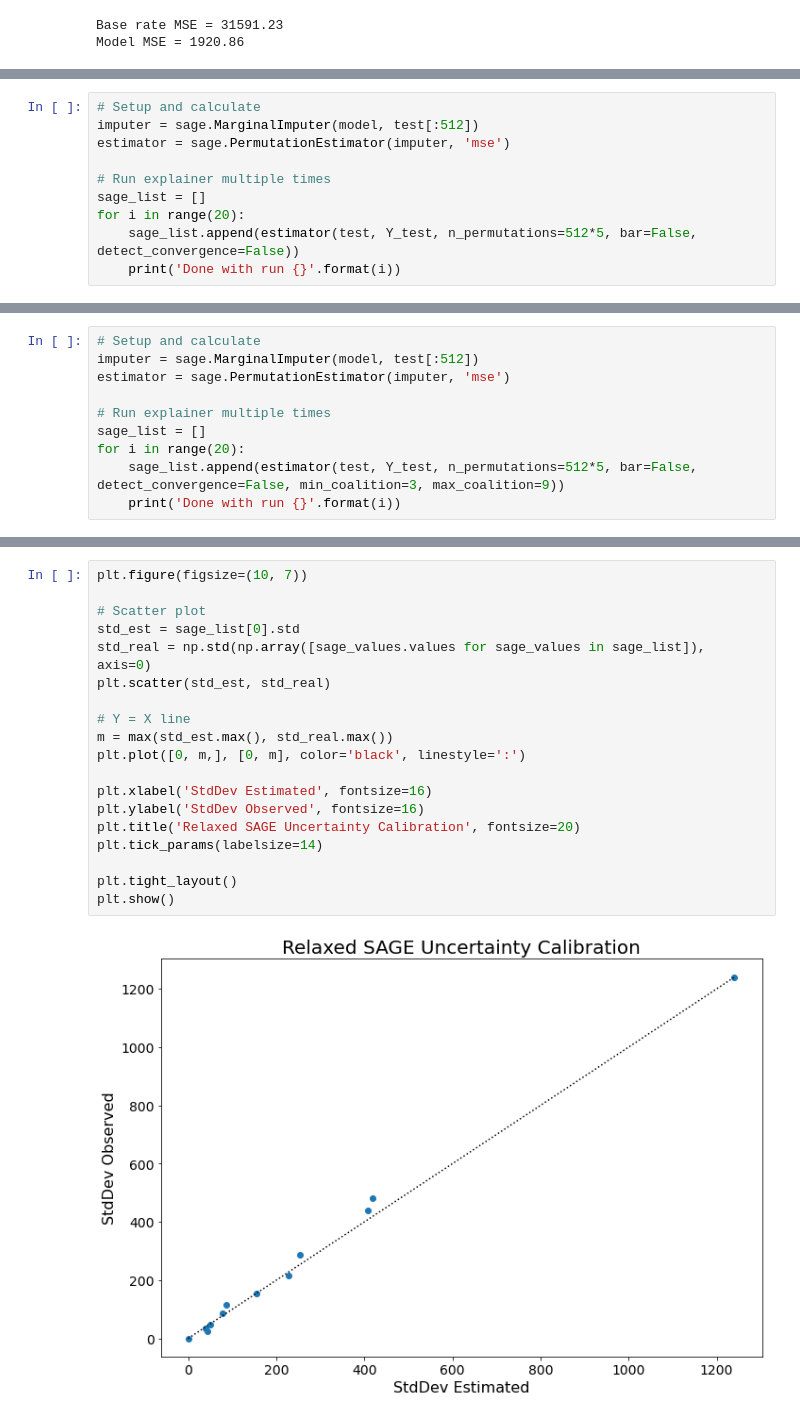
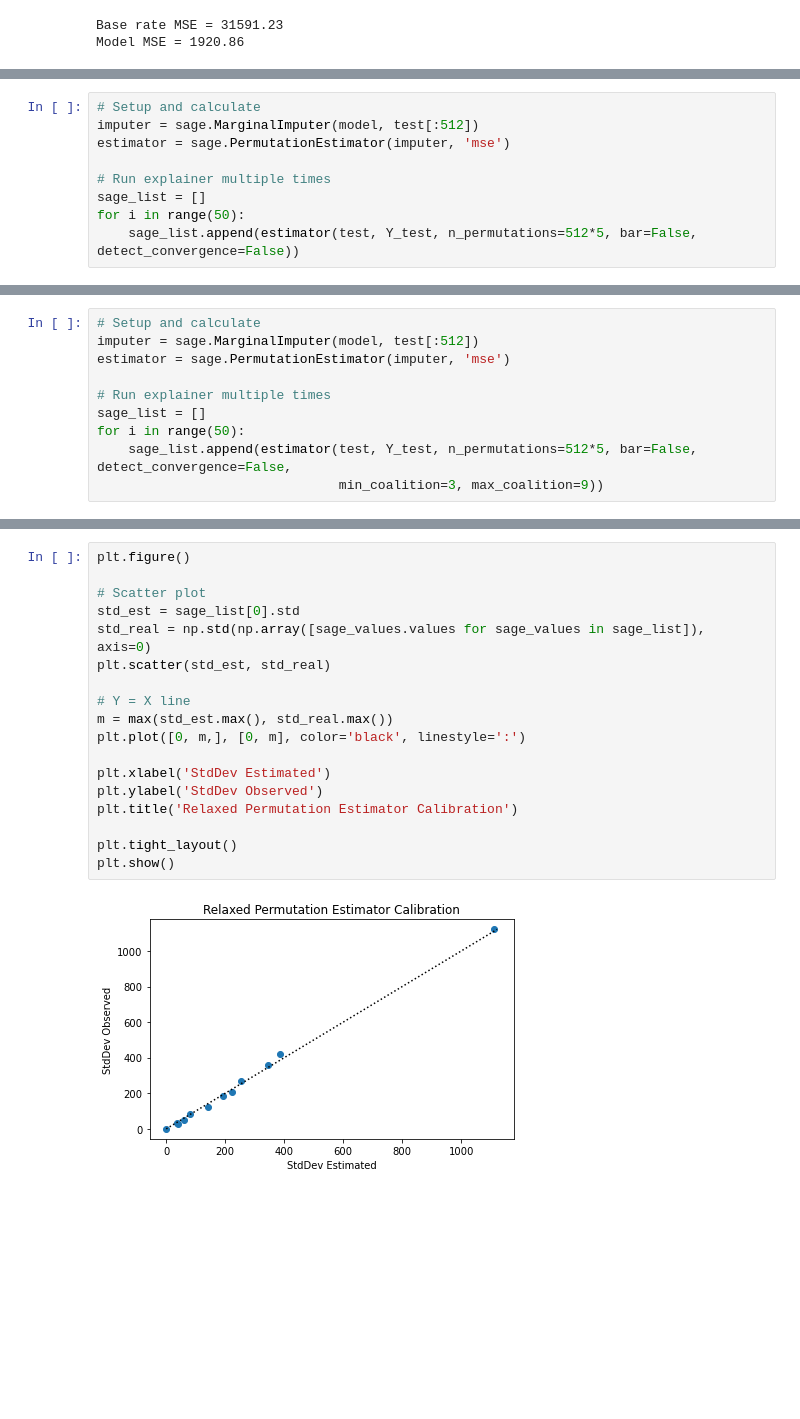
Before and after one commit to iancovert/sage, a Jupyter notebook: notebooks/calibration.ipynb, the cells around one changed output, grey strips where cells are left out. Saved outputs shown, nothing was run; the diff lists cells and outputs as text; blank space fills up the shorter version.

```diff
--- a/notebooks/calibration.ipynb
+++ b/notebooks/calibration.ipynb
@@ -63,6 +63,5 @@ estimator = sage.PermutationEstimator(imputer, 'mse')
 
 # Run explainer multiple times
 sage_list = []
-for i in range(20):
+for i in range(50):
     sage_list.append(estimator(test, Y_test, n_permutations=512*5, bar=False, detect_convergence=False))
-    print('Done with run {}'.format(i))
@@ -117,6 +94,6 @@ estimator = sage.PermutationEstimator(imputer, 'mse')
 
 # Run explainer multiple times
 sage_list = []
-for i in range(20):
-    sage_list.append(estimator(test, Y_test, n_permutations=512*5, bar=False, detect_convergence=False, min_coalition=3, max_coalition=9))
-    print('Done with run {}'.format(i))
+for i in range(50):
+    sage_list.append(estimator(test, Y_test, n_permutations=512*5, bar=False, detect_convergence=False,
+                               min_coalition=3, max_coalition=9))
@@ -144,21 +100,20 @@ Done with run 19
 # %%
-plt.figure(figsize=(10, 7))
+plt.figure()
 
 # Scatter plot
 std_est = sage_list[0].std
 std_real = np.std(np.array([sage_values.values for sage_values in sage_list]), axis=0)
 plt.scatter(std_est, std_real)
 
 # Y = X line
 m = max(std_est.max(), std_real.max())
 plt.plot([0, m,], [0, m], color='black', linestyle=':')
 
-plt.xlabel('StdDev Estimated', fontsize=16)
-plt.ylabel('StdDev Observed', fontsize=16)
-plt.title('Relaxed SAGE Uncertainty Calibration', fontsize=20)
-plt.tick_params(labelsize=14)
+plt.xlabel('StdDev Estimated')
+plt.ylabel('StdDev Observed')
+plt.title('Relaxed Permutation Estimator Calibration')
 
 plt.tight_layout()
 plt.show()
 # %% [output]
-[figure, old version]
+[figure, new version]
```
Also changed, not shown: parts of 13 cells of this notebook, 8 other files.
